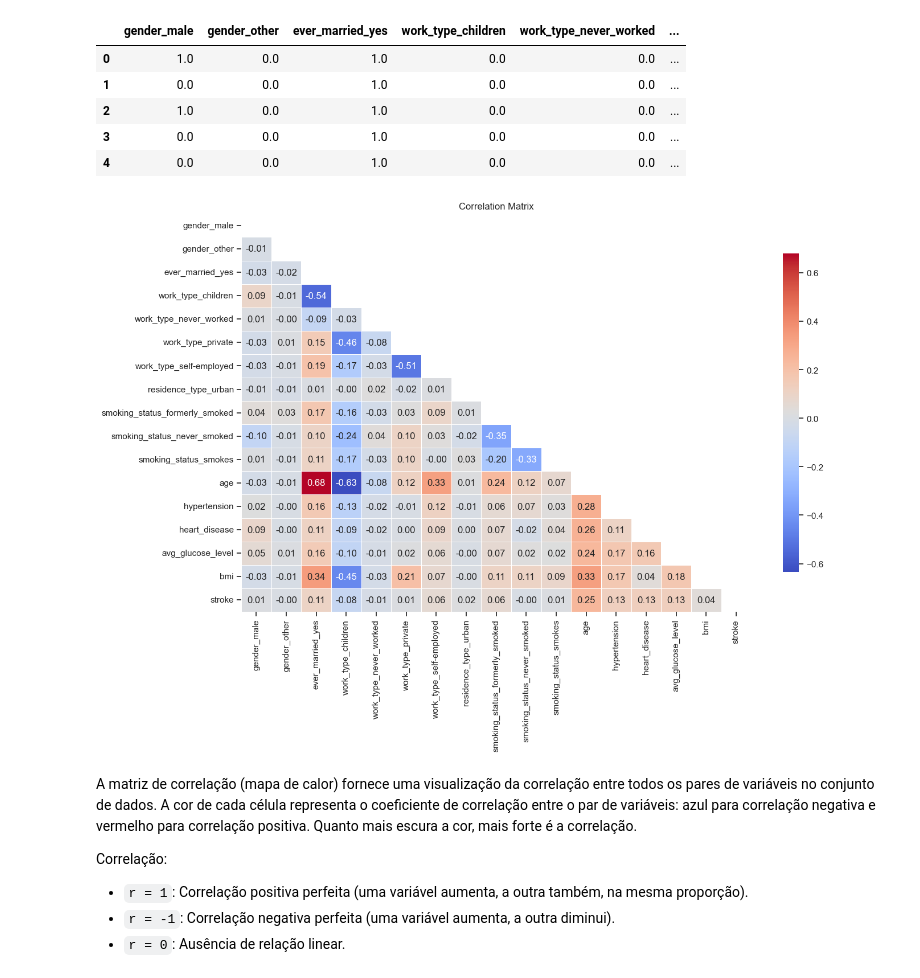
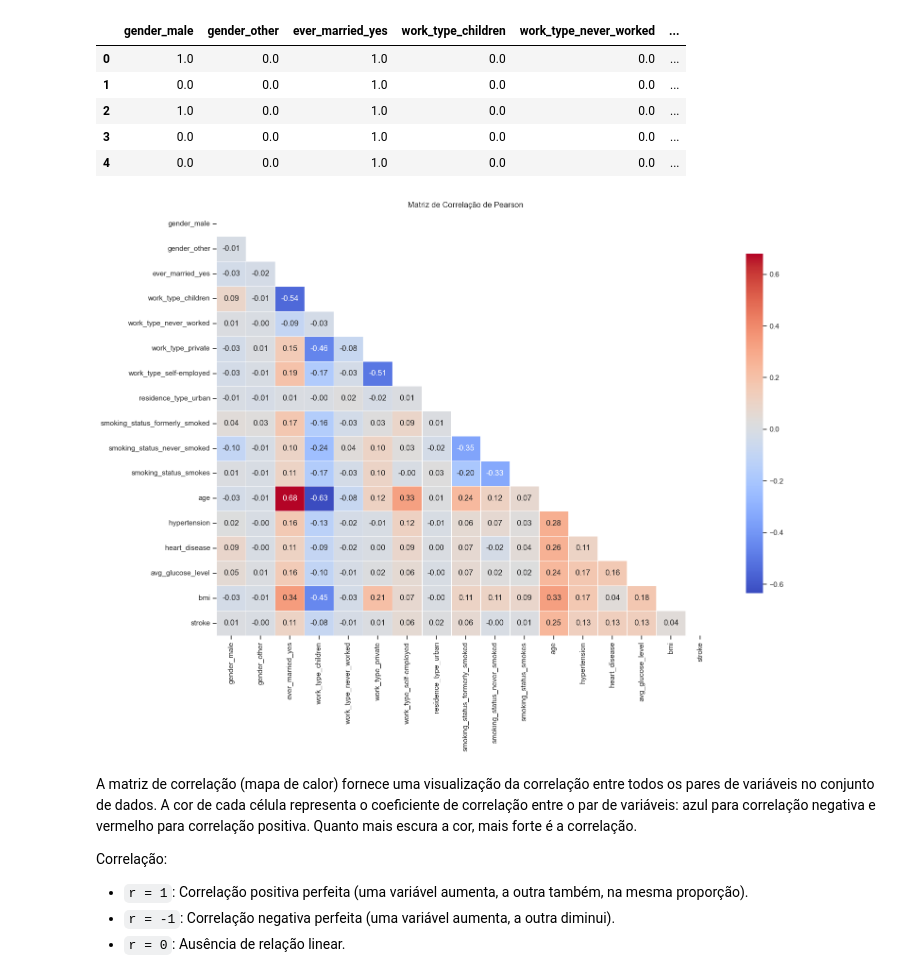
Before and after one commit to mjoaovictor/tcc, a Jupyter notebook: notebooks/01_eda.ipynb, the cells around one changed output. Cells and saved outputs as stored; diff of their text form; code cells hidden in the pictures.

```diff
--- a/notebooks/01_eda.ipynb
+++ b/notebooks/01_eda.ipynb
@@ -19,7 +19,7 @@ sys.path.append(str(SRC_PATH))
 sns.set_theme(
     context="notebook",
     style="ticks",
-    palette="muted",
+    palette="colorblind",
     rc={
         "axes.spines.top": False,
         "axes.spines.right": False,
@@ -390,26 +443,26 @@ encoded_df.head()
 # %%
 corr_matrix = encoded_df.corr()
 
 # mask to hide upper triangle
 mask = np.triu(np.ones_like(corr_matrix, dtype=bool))
 
-plt.figure(figsize=(14, 10))
+plt.figure(figsize=(16, 12))
 sns.heatmap(
     corr_matrix,
     cmap="coolwarm",
     annot=True,
     fmt=".2f",
     linewidths=0.5,
     cbar_kws={"shrink": 0.8},
     mask=mask,
 )
 
-plt.title("Correlation Matrix")
+plt.title("Matriz de Correlação de Pearson")
 
 plt.tight_layout()
 plt.show()
 # %% [output]
-[figure, old version]
+[figure, new version]
 # %% [markdown]
 A matriz de correlação (mapa de calor) fornece uma visualização da correlação entre todos os pares de variáveis no conjunto de dados. A cor de cada célula representa o coeficiente de correlação entre o par de variáveis: azul para correlação negativa e vermelho para correlação positiva. Quanto mais escura a cor, mais forte é a correlação.
 
```
Also changed, not shown: parts of 14 cells of this notebook, 6 other files.
